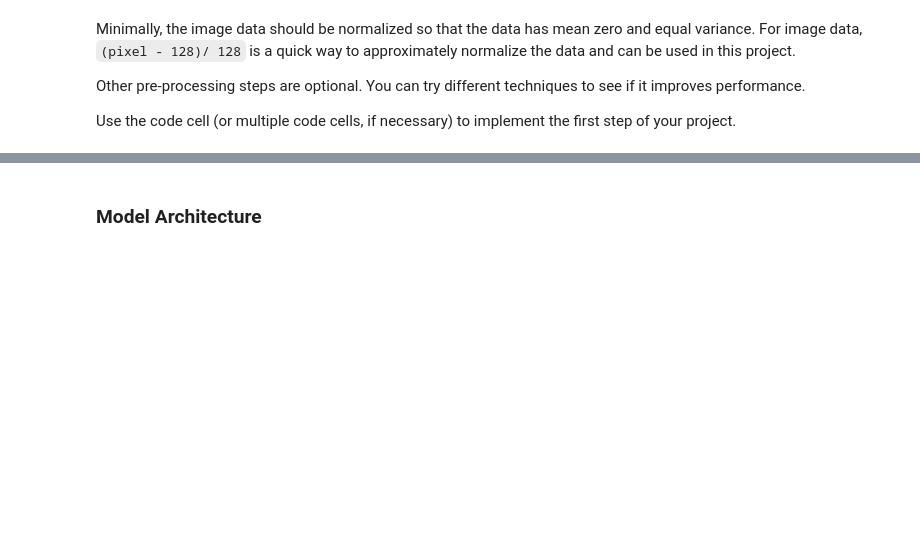
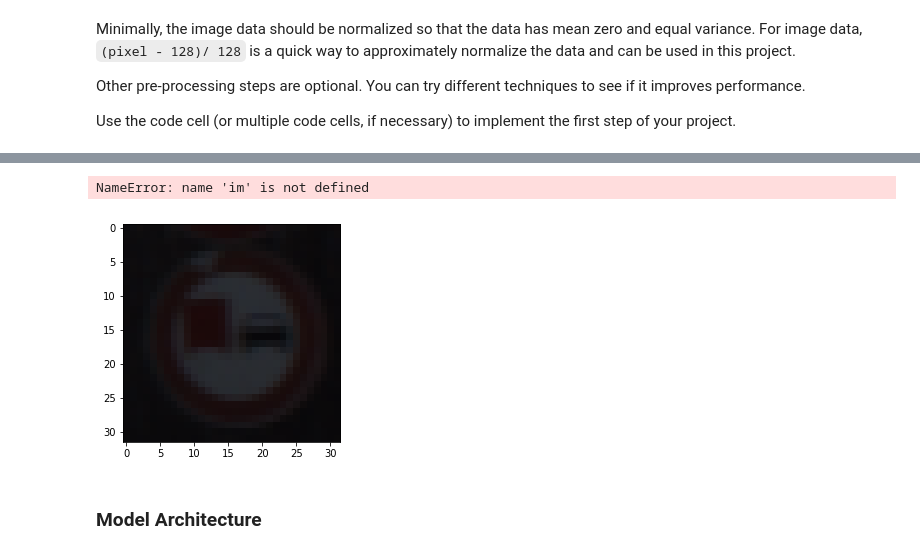
Before and after one commit to adhulipa/CarND-Traffic-Sign-Classifier-Project, a Jupyter notebook: Traffic_Sign_Classifier.ipynb, the cells around one changed output, grey strips where cells are left out. Saved outputs shown, nothing was run; the diff lists cells and outputs as text; code cells hidden in the pictures; blank space fills up the shorter version.

```diff
--- a/Traffic_Sign_Classifier.ipynb
+++ b/Traffic_Sign_Classifier.ipynb
@@ -240,3 +235,29 @@ X_train = normalize(X_train)
+# %%
+
+
+img = random.choice(X_train)
+plt.imshow(img)
+print(im.shape)
+
+def normalize(data):
+#     img = random.choice(data)
+#     contrast = (np.sqrt((np.sum(img)-np.mean(img))**2)) / (32*32*3)
+#     eps = 0.000001
+#     norm_img = (np.copy(img) - np.mean(img)) / max(eps, contrast)
+#     plt.imshow(norm_img, cmap='gray')
+
+#     num_samples, width, height, depth = data.shape
+#     norm_data = np.empty([num_samples, width, height])
+#     for i in range(len(data)):
+#         img = np.copy( data[i])
+#         img = grayscale(img)
+#         img_norm = global_constrast_norm(img)
+#         norm_data[i] = img_norm
+#         plt.imshow(img_norm, cmap='gray')
+    return data
+# %% [output]
+NameError: name 'im' is not defined
+[figure, added]
 # %% [markdown]
 ### Model Architecture
 # %%
```
Also changed, not shown: parts of 7 cells of this notebook.
